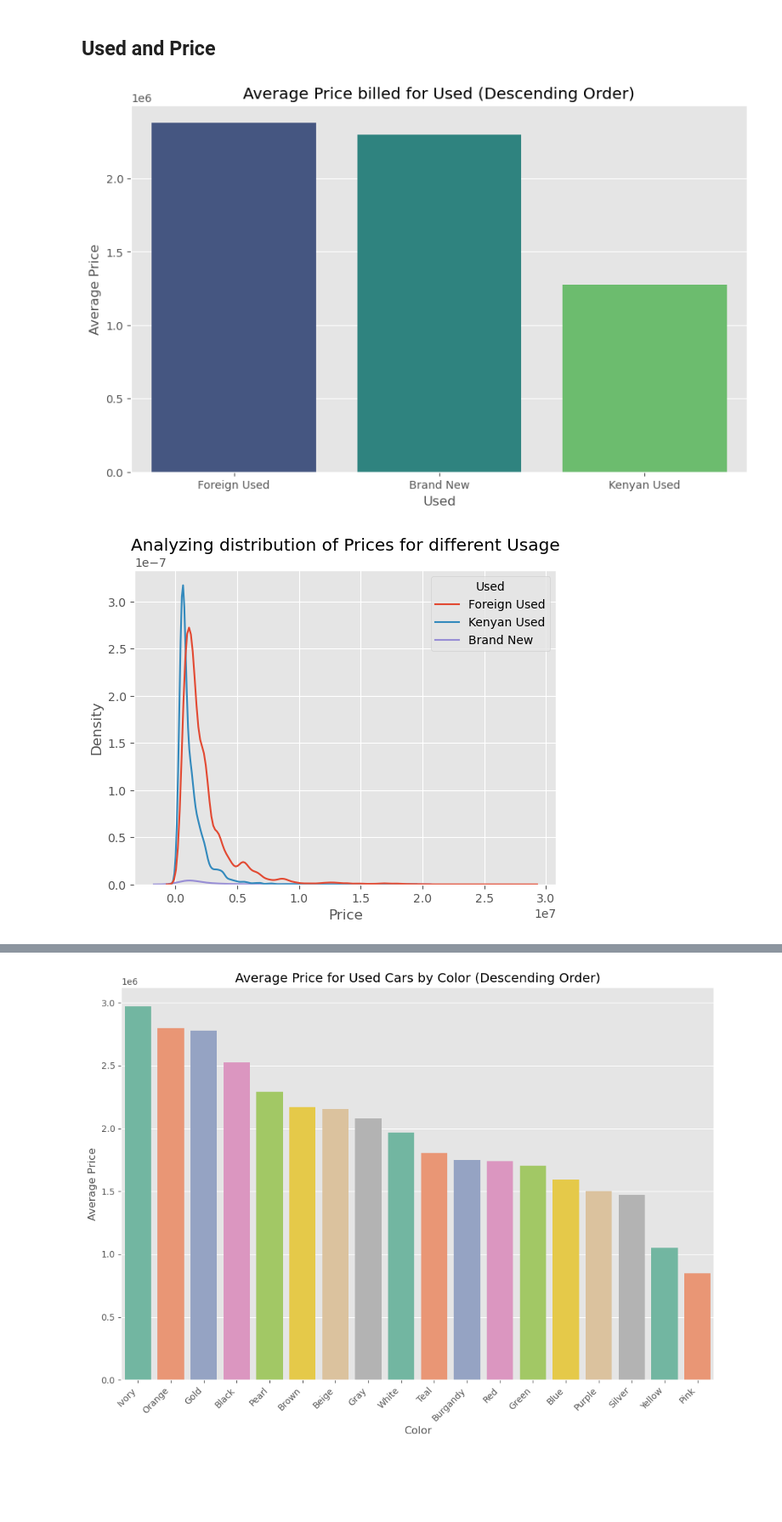
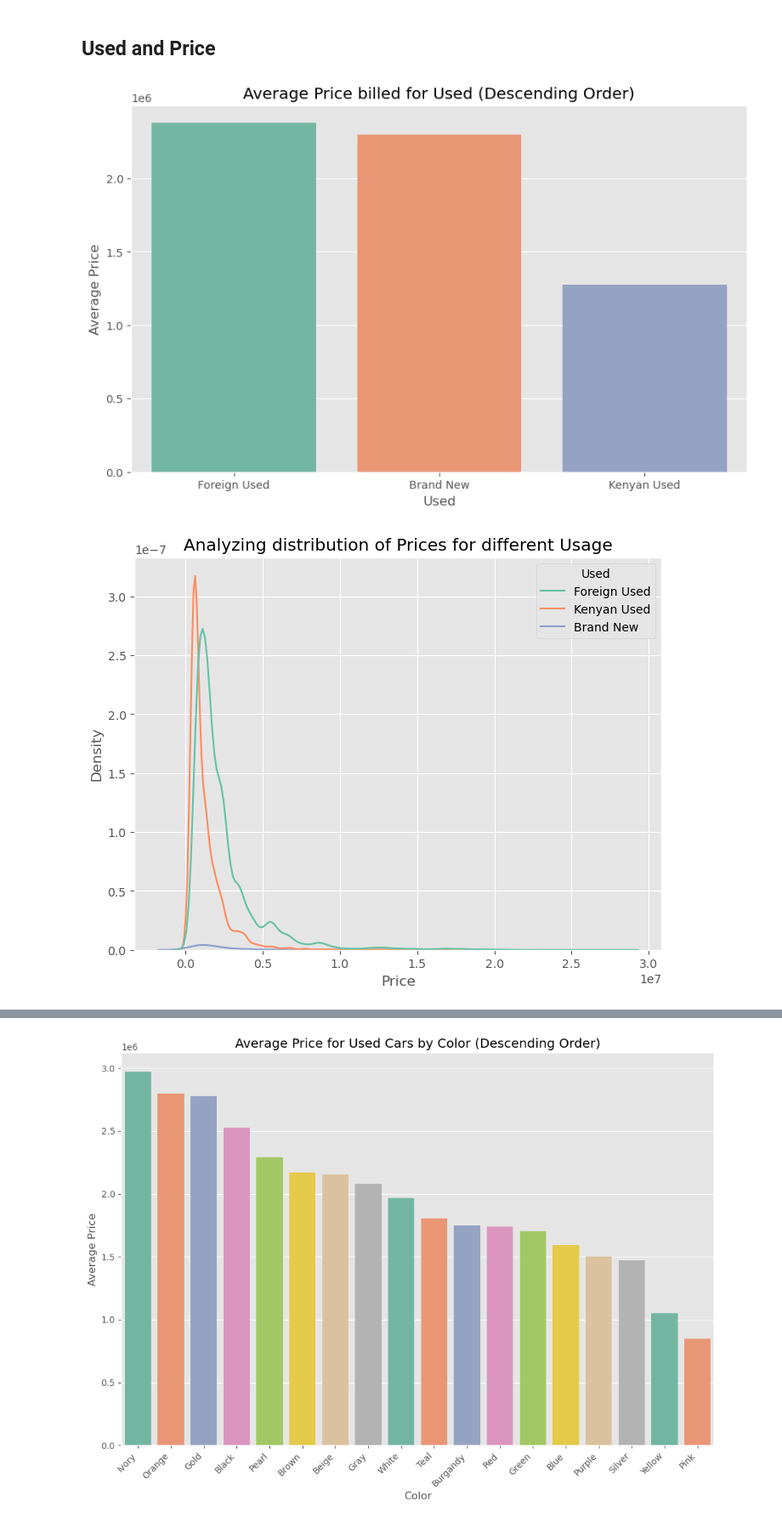
Before and after one commit to Cynthiachelangat/groupcarproject, a Jupyter notebook: model.ipynb, the cells around one changed output, grey strips where cells are left out. Shown at 85% size. Saved outputs shown, nothing was run; the diff lists cells and outputs as text; code cells hidden in the pictures; blank space fills up the shorter version.

Commit message:
done graphs

```diff
--- a/model.ipynb
+++ b/model.ipynb
@@ -373,19 +373,28 @@ H0: There are no outliers in the data set (Fail to reject null hypothesis)
 # Calculate the average price for each 'Used' category
 average_prices = cars.groupby('Used')['Price'].mean().sort_values(ascending=False)
 
+# Set the color palette to 'Set2'
+sns.set_palette('Set2')
+
 # Create a bar plot with the 'Used' categories in descending order
 plt.figure(figsize=(10, 6))
-sns.barplot(x=average_prices.index, y=average_prices.values, palette='viridis')
+sns.barplot(x=average_prices.index, y=average_prices.values)
 
 plt.title("Average Price billed for Used (Descending Order)")
 plt.xlabel('Used')
 plt.ylabel('Average Price')
 plt.show()
 # %% [output]
-[figure, old version]
+[figure, new version]
 # %%
-sns.kdeplot(x="Price",data=cars,hue="Used")
+# Set the color palette to 'Set2'
+sns.set_palette('Set2')
+
+# KDE plot for Price with hue based on 'Used'
+plt.figure(figsize=(8, 6))
+sns.kdeplot(x="Price", data=cars, hue="Used")
+
 plt.title("Analyzing distribution of Prices for different Usage")
 plt.show()
 # %% [output]
-[figure, old version]
+[figure, new version]
```
Also changed, not shown: parts of 14 cells of this notebook.
